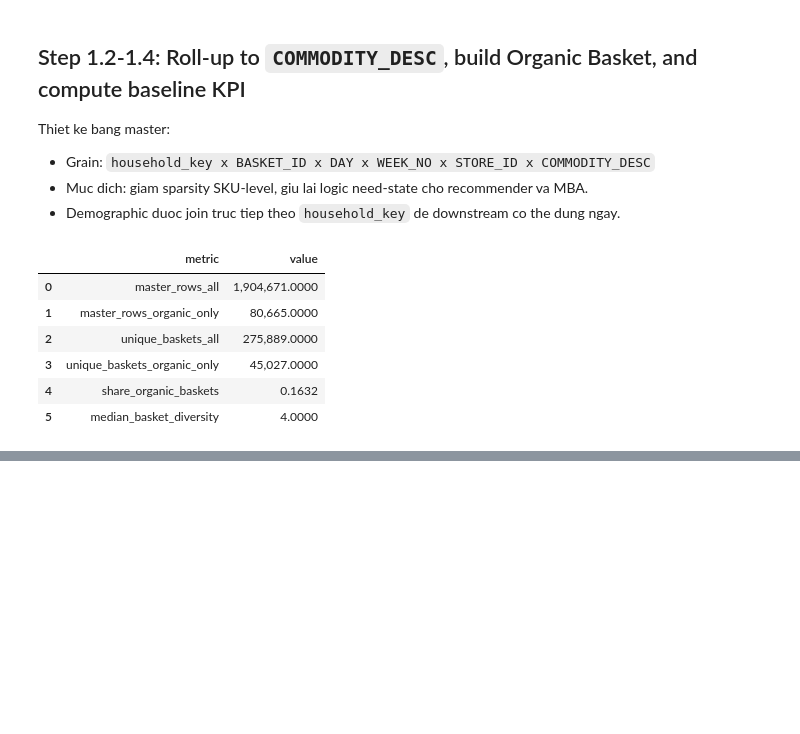
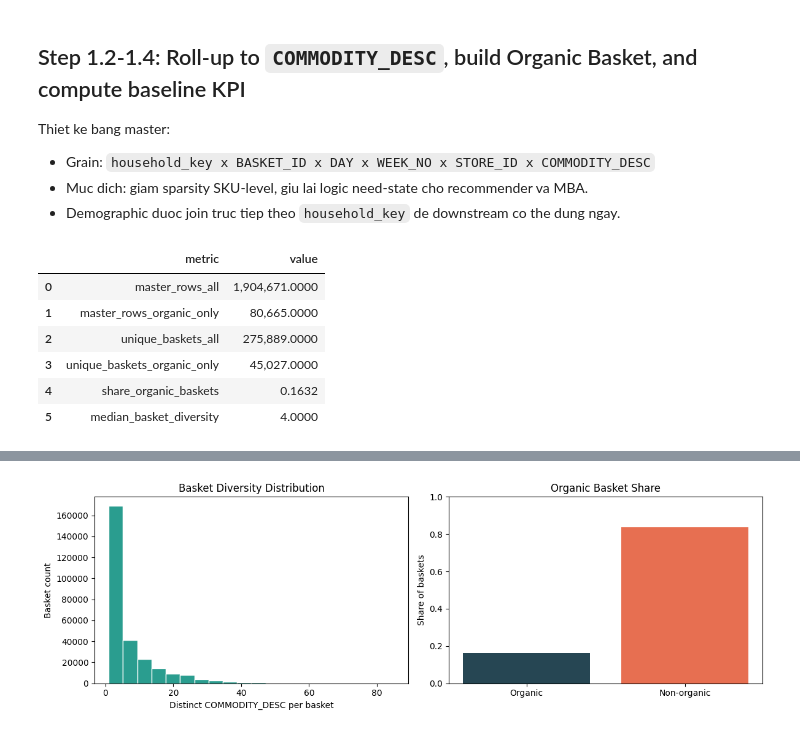
Before and after one commit to HelcurtLordno1/Data_Driven_Marketing_complete-journey, a Jupyter notebook: notebooks/01_member1_data_audit.ipynb, the cells around one changed output, grey strips where cells are left out. Cells and saved outputs as stored; diff of their text form; code cells hidden in the pictures; blank space fills up the shorter version.

```diff
--- a/notebooks/01_member1_data_audit.ipynb
+++ b/notebooks/01_member1_data_audit.ipynb
@@ -97,7 +97,7 @@ tx["Price_Paid_Customer_Total"] = tx["SALES_VALUE"] + tx["COUPON_DISC"]
 tx["Price_Paid_Customer"] = tx["Price_Paid_Customer_Total"] / tx["QUANTITY"]
 tx["Is_Promoted_Item"] = (
     tx[["RETAIL_DISC", "COUPON_DISC", "COUPON_MATCH_DISC"]] != 0
-``).any(axis=1)
+).any(axis=1)
 tx["Guide_Shelf_Price_Per_Unit"] = (
     tx["SALES_VALUE"] - tx["RETAIL_DISC"] - tx["COUPON_MATCH_DISC"]
 ) / tx["QUANTITY"]
@@ -262,0 +291,83 @@ Median Basket Diversity = 4.00
+# %%
+from pathlib import Path
+
+qa_checks = {
+    "has_required_tx_columns": all(
+        c in tx.columns
+        for c in [
+            "Revenue_Retailer",
+            "Price_Paid_Customer",
+            "Is_Promoted_Item",
+            "Revenue_Retailer_Total",
+            "Price_Paid_Customer_Total",
+        ]
+    ),
+    "master_has_required_outputs": all(
+        c in master_transactions_all.columns
+        for c in [
+            "COMMODITY_DESC",
+            "Basket_Is_Organic",
+            "Revenue_Retailer_Total",
+            "Price_Paid_Customer_Total",
+        ]
+    ),
+    "organic_baskets_have_no_promoted_items": bool(
+        (
+            tx_enriched.groupby("BASKET_ID")["Is_Promoted_Item"]
+            .max()
+            .loc[master_transactions_organic_only["BASKET_ID"].unique()]
+            == 0
+        ).all()
+    ),
+    "parquet_outputs_exist": all(
+        p.exists() for p in [master_path, master_all_path, master_organic_path]
+    ),
+    "median_diversity_recomputed_matches": float(
+        master_transactions_all.groupby("BASKET_ID")["COMMODITY_DESC"].nunique().median()
+    )
+    == float(median_basket_diversity),
+}
+
+module1_qa = pd.DataFrame(
+    {
+        "check": list(qa_checks.keys()),
+        "status": ["PASS" if v else "FAIL" for v in qa_checks.values()],
+    }
+)
+display(module1_qa)
+
+kpi_view = summary_metrics.copy()
+kpi_view["value"] = pd.to_numeric(kpi_view["value"], errors="coerce")
+
+try:
+    import matplotlib.pyplot as plt
+
+    fig, axes = plt.subplots(1, 2, figsize=(12, 4))
+
+    basket_div = master_transactions_all.groupby("BASKET_ID")["COMMODITY_DESC"].nunique()
+    axes[0].hist(basket_div, bins=20, color="#2a9d8f", edgecolor="white")
+    axes[0].set_title("Basket Diversity Distribution")
+    axes[0].set_xlabel("Distinct COMMODITY_DESC per basket")
+    axes[0].set_ylabel("Basket count")
+
+    organic_share = float(
+        master_transactions_organic_only["BASKET_ID"].nunique()
+        / master_transactions_all["BASKET_ID"].nunique()
+    )
+    non_organic_share = 1.0 - organic_share
+    axes[1].bar(
+        ["Organic", "Non-organic"],
+        [organic_share, non_organic_share],
+        color=["#264653", "#e76f51"],
+    )
+    axes[1].set_ylim(0, 1)
+    axes[1].set_title("Organic Basket Share")
+    axes[1].set_ylabel("Share of baskets")
+
+    plt.tight_layout()
+    plt.show()
+except Exception as viz_err:
+    print(f"Visualization skipped: {viz_err}")
+
+summary_metrics
+# %% [output]
@@ -262,0 +380 @@ Median Basket Diversity = 4.00
+[figure, added]
```
Also changed, not shown: parts of 3 cells of this notebook, 10 other files.
